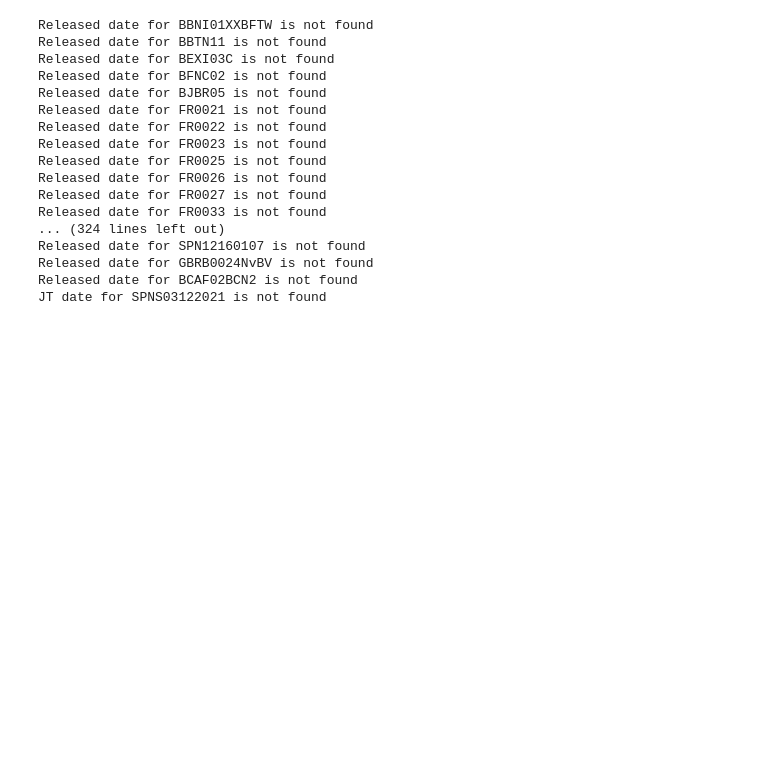
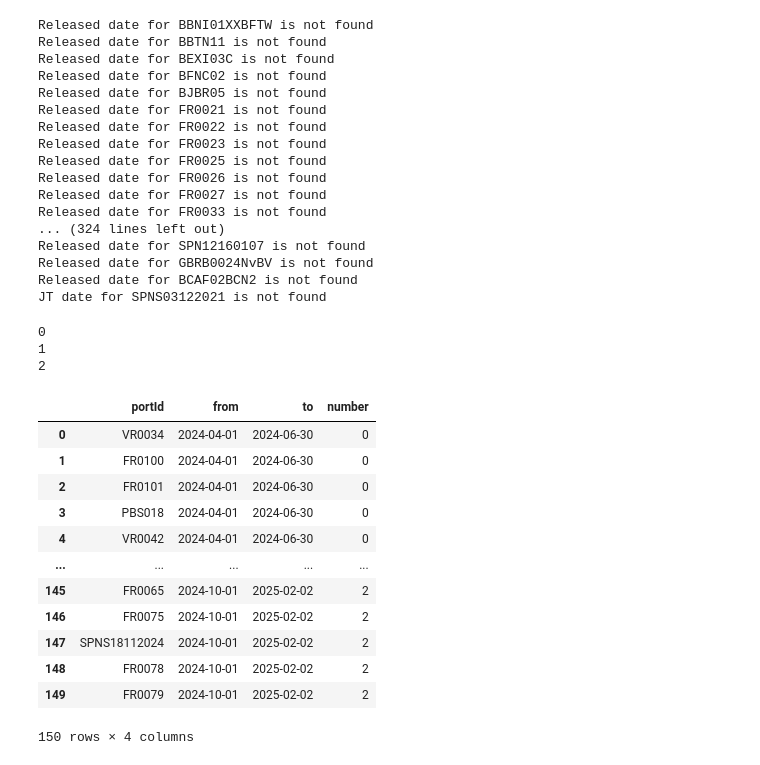
Before and after one commit to IrfanHilman/project_pegadaian, a Jupyter notebook: universe_creation/bond_screening_pegadaian.ipynb, the cells around one changed output. Cells and saved outputs as stored; diff of their text form; code cells hidden in the pictures; blank space fills up the shorter version.

Commit message:
add backtest bond index

```diff
--- a/universe_creation/bond_screening_pegadaian.ipynb
+++ b/universe_creation/bond_screening_pegadaian.ipynb
@@ -16,3 +10,21 @@ def delete_duplicates(data,param_combined,param1,param2):
+# %%
+def delete_duplicates(data,param_combined,param1,param2):
+    data[param_combined] = data[param1].astype(str) + ' ' + data[param2].astype(str)
+    data = data.drop_duplicates(subset=param_combined)
+    data = data.drop(columns=param_combined)
+    return data
+def merge_left(left_data,right_data,param_combined,param1,param2,left_columns,right_columns):
+    left_data[param_combined] = left_data[param1].astype(str) + ' ' + left_data[param2].astype(str)
+    right_data[param_combined] = right_data[param1].astype(str) + ' ' + right_data[param2].astype(str)
+    left_columns.append(param_combined)
+    left_columns = list(set(left_columns))
+    right_columns.append(param_combined)
+    right_columns = list(set(right_columns))
+    output = left_data[left_columns].merge(right_data[right_columns],on=param_combined,how='left')
+    left_data = left_data.drop(columns=param_combined)
+    right_data = right_data.drop(columns=param_combined)
+    output = output.drop(columns=param_combined)
+    return output
 # %%
 bond_identity = pd.read_csv('bond_msbond.csv')
 bond_price_1 = pd.read_csv('Bond_TrBei_to_20240816.csv')
@@ -158,19 +170,23 @@ for en,i in enumerate(set(list(sbn_bday['portId']))):
             cd_ = datetime.datetime.strptime(j, '%Y-%m-%d')
             pd_ = datetime.datetime.strptime(date_list[pd_pos], '%Y-%m-%d')
             sbn_i_inside_dates = sbn_i[(sbn_i['issueddatedt']>=pd_)&(sbn_i['issueddatedt']<=cd_)]
-            #sbn_i_inside_dates = delete_duplicates(data=sbn_i_inside_dates,param_combined='portId + issueddate',param1='portId',param2='issueddate')
             if len(sbn_i_inside_dates)>0:
                 sbn_j[f'sumvalueTrans_{period}'] = sum(sbn_i_inside_dates['valueTrans'])
                 sbn_j[f'avgvalueTrans_{period}'] = sum(sbn_i_inside_dates['valueTrans'])/len(sbn_i_inside_dates['valueTrans'])
                 sbn_j[f'pctdayvalueTrans_{period}'] = len(sbn_i_inside_dates['valueTrans'])/(period+1)
                 sbn_j_list.append(sbn_j)
-                if len(sbn_i_inside_dates['valueTrans'])>(period+1):
-                    print(i)
-                    print(j)
-                else:
-                    pass
             else: pass
         except ValueError: pass
-sbn_vt = pd.concat(sbn_j_list)
+sbn_vt_bday = pd.concat(sbn_j_list)
+sbn_vt_bday = delete_duplicates(data=sbn_vt_bday,param_combined='portId + issueddate',param1='portId',param2='issueddate')
+sbn_vt_bday = sbn_vt_bday.reset_index(drop=True)
+sbn_vt_bday = sbn_vt_bday.drop(columns='issueddatedt')
+sbn_vt = merge_left(left_data=sbn,right_data=sbn_vt_bday,param_combined='portId + issueddate',param1='portId',param2='issueddate',left_columns=sbn.columns,right_columns=['sumvalueTrans_63','avgvalueTrans_63','pctdayvalueTrans_63'])
+sbn_vt_list = []
+for i in set(list(sbn_vt['portId'])):
+    sbn_vt_i = sbn_vt[sbn_vt['portId']==i]
+    sbn_vt_i = sbn_vt_i.sort_values(by='issueddate')
+    sbn_vt_i[['sumvalueTrans_63', 'pctdayvalueTrans_63', 'avgvalueTrans_63']] = sbn_vt_i[['sumvalueTrans_63', 'pctdayvalueTrans_63', 'avgvalueTrans_63']].ffill()
+    sbn_vt_list.append(sbn_vt_i)
+sbn_vt = pd.concat(sbn_vt_list)
 sbn_vt = sbn_vt.reset_index(drop=True)
-sbn_vt = sbn_vt.drop(columns='issueddatedt')
@@ -176,0 +266,33 @@ sbn_vt = sbn_vt.drop(columns='issueddatedt')
+# %%
+num_and_date_list = []
+for i in reb_comp['number'].unique():
+    print(i)
+    reb_comp_i = reb_comp[reb_comp['number']==i]
+    start_date = reb_comp_i['from'].unique()[0]
+    end_date = reb_comp_i['to'].unique()[0]
+    dates = [d.strftime('%Y-%m-%d') for d in pd.date_range(start_date,end_date)]
+    num_and_date = pd.DataFrame({'issueddate':dates})
+    num_and_date['number'] = i
+    num_and_date_list.append(num_and_date)
+num_and_dates = pd.concat( num_and_date_list)
+num_and_dates = num_and_dates.sort_values(by='issueddate')
+# %% [output]
+0
+1
+2
+# %%
+reb_comp
+# %% [output]
+|  | portId | from | to | number |
+| 0 | VR0034 | 2024-04-01 | 2024-06-30 | 0 |
+| 1 | FR0100 | 2024-04-01 | 2024-06-30 | 0 |
+| 2 | FR0101 | 2024-04-01 | 2024-06-30 | 0 |
+| 3 | PBS018 | 2024-04-01 | 2024-06-30 | 0 |
+| 4 | VR0042 | 2024-04-01 | 2024-06-30 | 0 |
+| ... | ... | ... | ... | ... |
+| 145 | FR0065 | 2024-10-01 | 2025-02-02 | 2 |
+| 146 | FR0075 | 2024-10-01 | 2025-02-02 | 2 |
+| 147 | SPNS18112024 | 2024-10-01 | 2025-02-02 | 2 |
+| 148 | FR0078 | 2024-10-01 | 2025-02-02 | 2 |
+| 149 | FR0079 | 2024-10-01 | 2025-02-02 | 2 |
+150 rows × 4 columns
```
Also changed, not shown: parts of 9 cells of this notebook.
